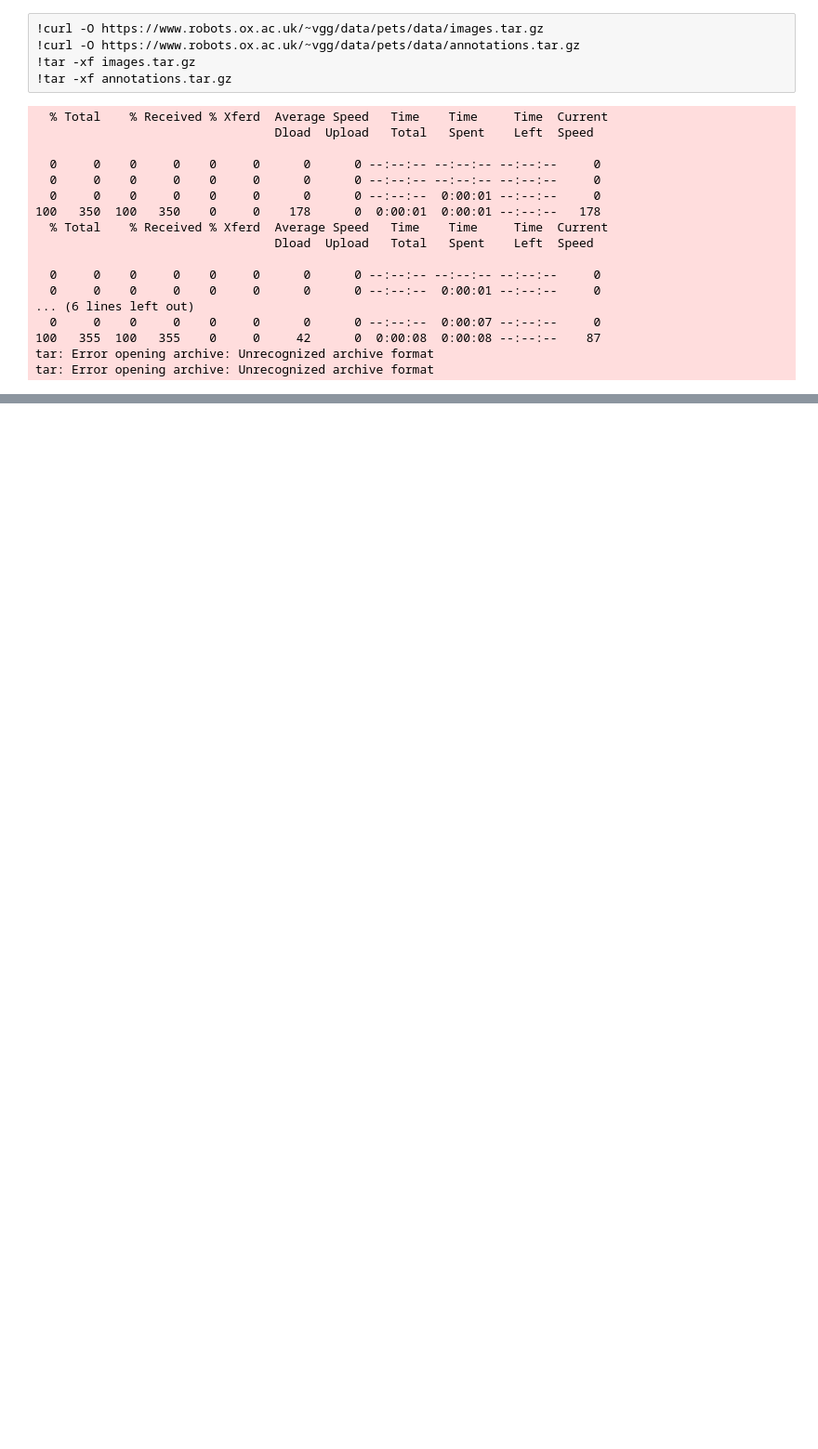
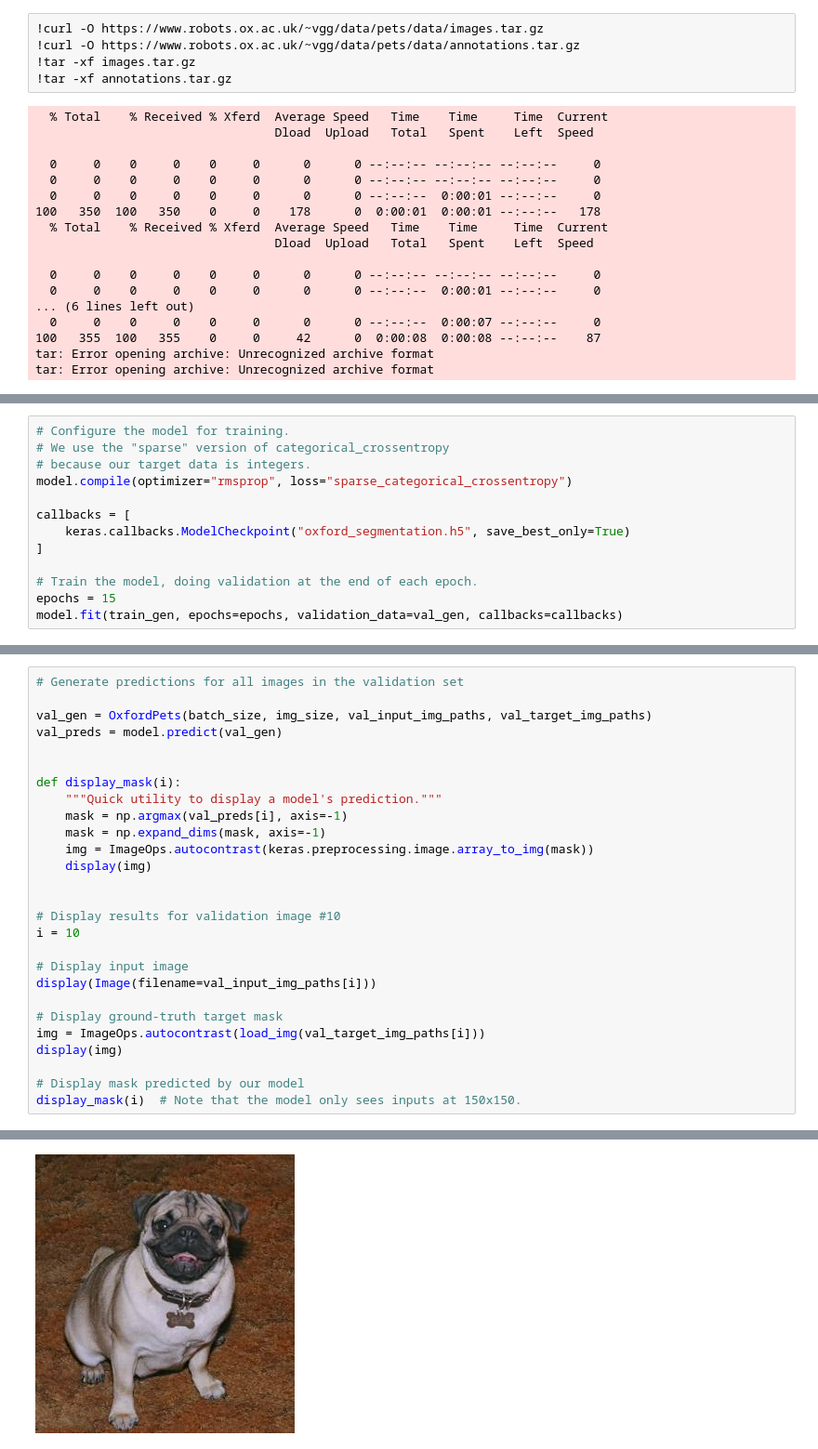
Before and after one commit to Himanshuch1708/Image-Segmentation-using-U-Net, a Jupyter notebook: Image Segmentation using U-Net.ipynb, the cells around one changed output, grey strips where cells are left out. Shown: that part at 93% size. Saved outputs shown, nothing was run; the diff lists cells and outputs as text; blank space fills up the shorter version.

```diff
--- a/Image Segmentation using U-Net.ipynb
+++ b/Image Segmentation using U-Net.ipynb
@@ -53,0 +222,13 @@ FileNotFoundError: [WinError 3] The system cannot find the path specified: 'imag
+# %%
+# Configure the model for training.
+# We use the "sparse" version of categorical_crossentropy
+# because our target data is integers.
+model.compile(optimizer="rmsprop", loss="sparse_categorical_crossentropy")
+
+callbacks = [
+    keras.callbacks.ModelCheckpoint("oxford_segmentation.h5", save_best_only=True)
+]
+
+# Train the model, doing validation at the end of each epoch.
+epochs = 15
+model.fit(train_gen, epochs=epochs, validation_data=val_gen, callbacks=callbacks)
@@ -53,0 +254,28 @@ FileNotFoundError: [WinError 3] The system cannot find the path specified: 'imag
+# %%
+# Generate predictions for all images in the validation set
+
+val_gen = OxfordPets(batch_size, img_size, val_input_img_paths, val_target_img_paths)
+val_preds = model.predict(val_gen)
+
+
+def display_mask(i):
+    """Quick utility to display a model's prediction."""
+    mask = np.argmax(val_preds[i], axis=-1)
+    mask = np.expand_dims(mask, axis=-1)
+    img = ImageOps.autocontrast(keras.preprocessing.image.array_to_img(mask))
+    display(img)
+
+
+# Display results for validation image #10
+i = 10
+
+# Display input image
+display(Image(filename=val_input_img_paths[i]))
+
+# Display ground-truth target mask
+img = ImageOps.autocontrast(load_img(val_target_img_paths[i]))
+display(img)
+
+# Display mask predicted by our model
+display_mask(i)  # Note that the model only sees inputs at 150x150.
+# %% [output]
@@ -53,0 +283 @@ FileNotFoundError: [WinError 3] The system cannot find the path specified: 'imag
+[figure, added]
```
Also changed, not shown: parts of 7 cells of this notebook.
